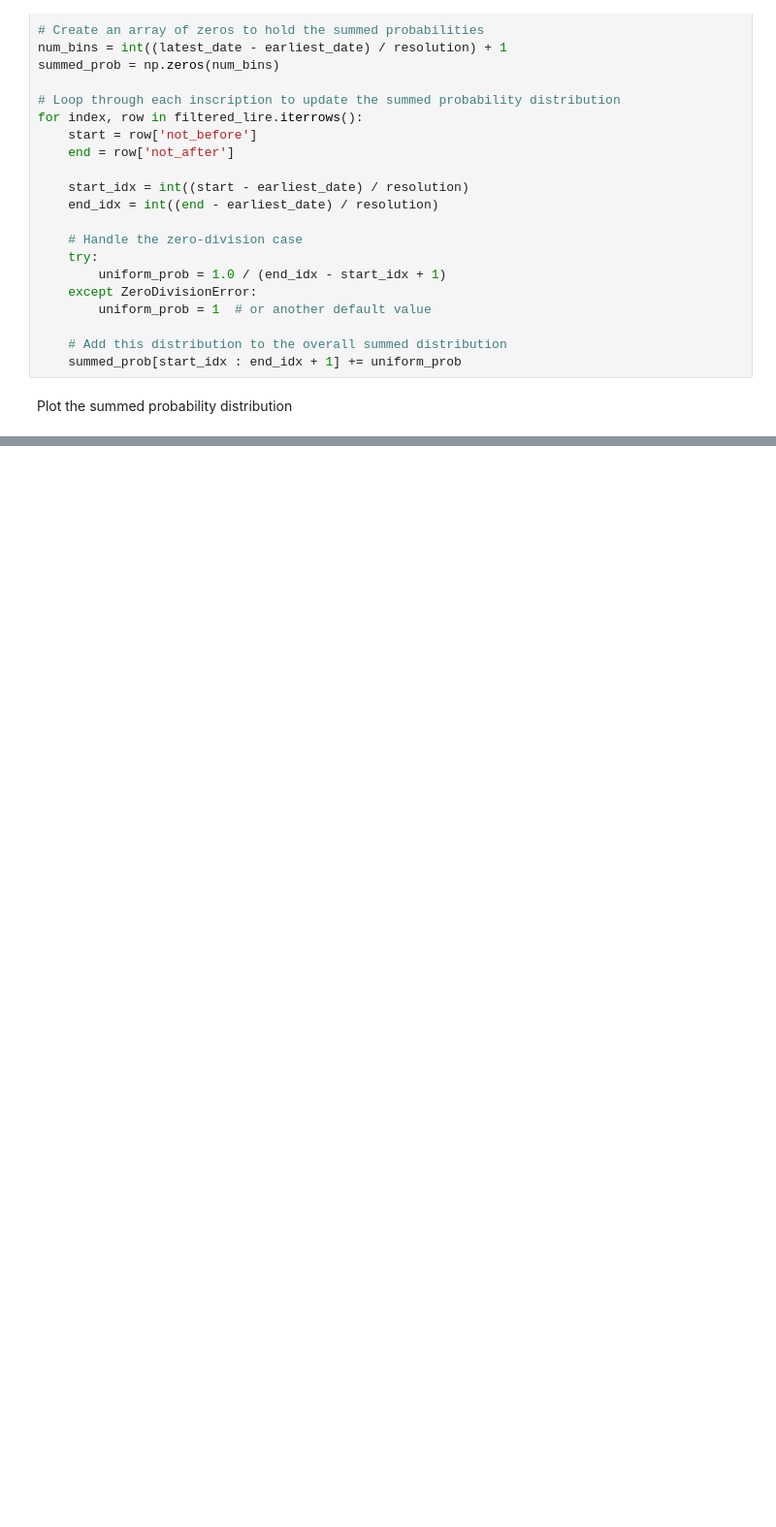
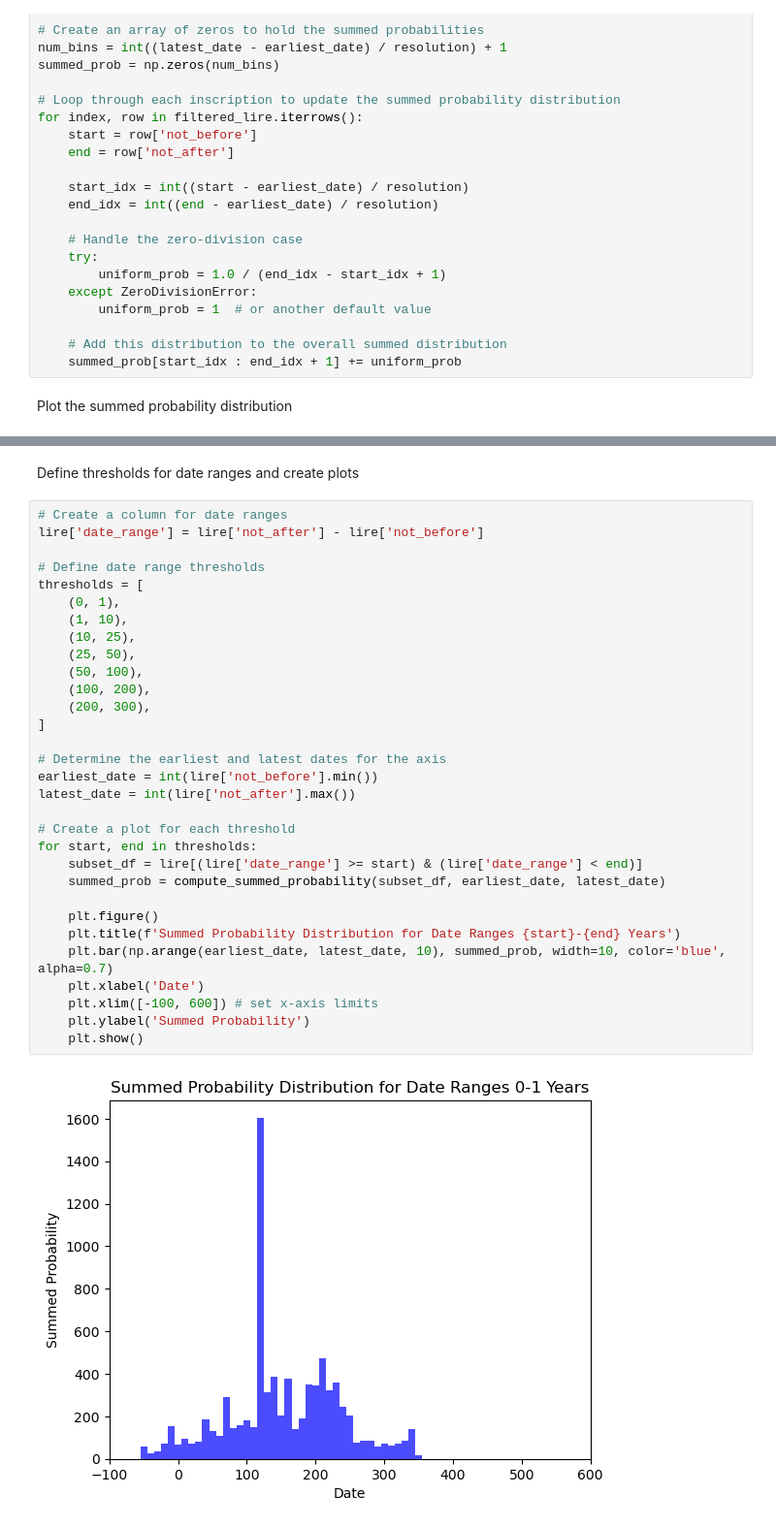
Before and after one commit to saross/inscriptions, a Jupyter notebook: inscriptions-spa.ipynb, the cells around one changed output, grey strips where cells are left out. Shown at 97% size. Cells and saved outputs as stored; diff of their text form; blank space fills up the shorter version.

```diff
--- a/inscriptions-spa.ipynb
+++ b/inscriptions-spa.ipynb
@@ -383,0 +416,35 @@ plt.show()
+# %% [markdown]
+Define thresholds for date ranges and create plots
+# %%
+# Create a column for date ranges
+lire['date_range'] = lire['not_after'] - lire['not_before']
+
+# Define date range thresholds
+thresholds = [
+    (0, 1),
+    (1, 10),
+    (10, 25),
+    (25, 50),
+    (50, 100),
+    (100, 200),
+    (200, 300),
+]
+
+# Determine the earliest and latest dates for the axis
+earliest_date = int(lire['not_before'].min())
+latest_date = int(lire['not_after'].max())
+
+# Create a plot for each threshold
+for start, end in thresholds:
+    subset_df = lire[(lire['date_range'] >= start) & (lire['date_range'] < end)]
+    summed_prob = compute_summed_probability(subset_df, earliest_date, latest_date)
+
+    plt.figure()
+    plt.title(f'Summed Probability Distribution for Date Ranges {start}-{end} Years')
+    plt.bar(np.arange(earliest_date, latest_date, 10), summed_prob, width=10, color='blue', alpha=0.7)
+    plt.xlabel('Date')
+    plt.xlim([-100, 600]) # set x-axis limits
+    plt.ylabel('Summed Probability')
+    plt.show()
+# %% [output]
+[figure, added]
```
Also changed, not shown: parts of 10 cells of this notebook.
